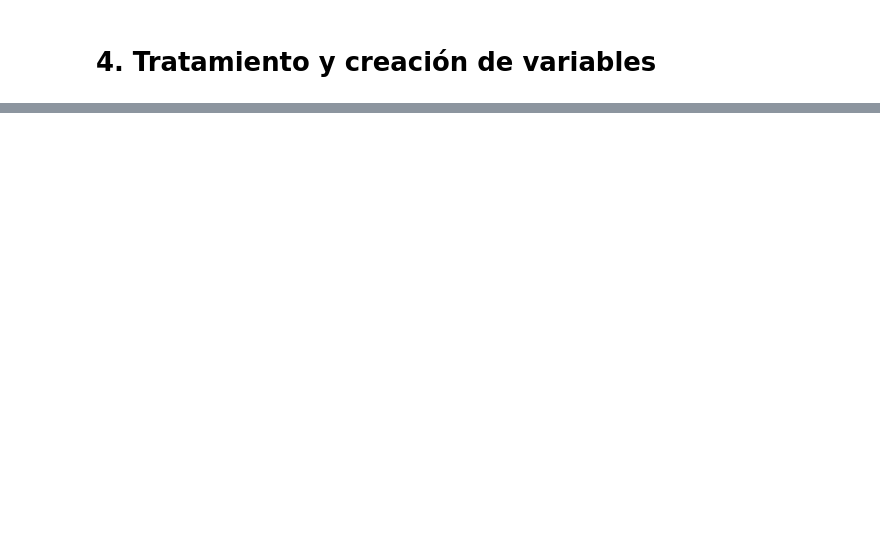
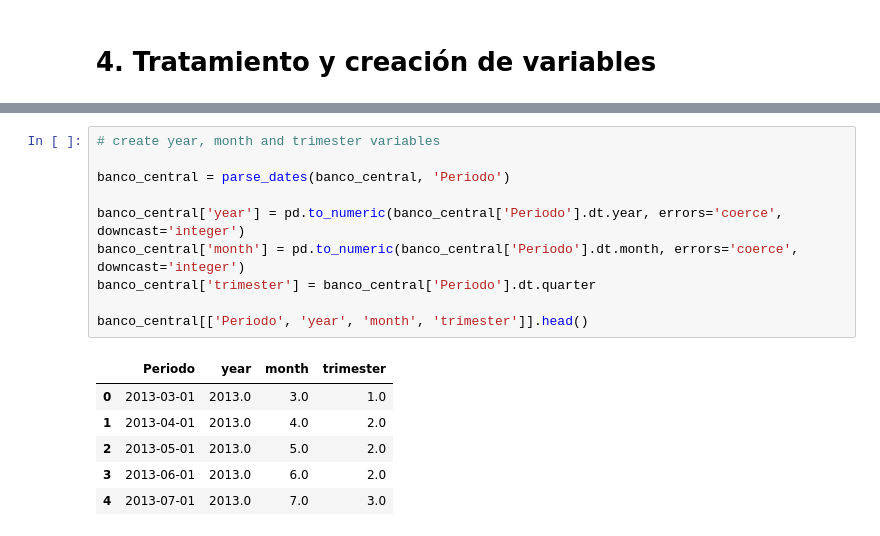
Before and after one commit to Reac92/solucion_spike, a Jupyter notebook: solucion.ipynb, the cells around one changed output, grey strips where cells are left out. Drawn from its saved outputs; the diff is of its cells as text; blank space fills up the shorter version.

```diff
--- a/solucion.ipynb
+++ b/solucion.ipynb
@@ -406,0 +566,17 @@ plot_PIB_time_series(banco_central, "PIB_Agropecuario_silvicola", "PIB_Servicios
+# %%
+# create year, month and trimester variables
+
+banco_central = parse_dates(banco_central, 'Periodo')
+
+banco_central['year'] = pd.to_numeric(banco_central['Periodo'].dt.year, errors='coerce', downcast='integer')
+banco_central['month'] = pd.to_numeric(banco_central['Periodo'].dt.month, errors='coerce', downcast='integer')
+banco_central['trimester'] = banco_central['Periodo'].dt.quarter
+
+banco_central[['Periodo', 'year', 'month', 'trimester']].head()
+# %% [output]
+|  | Periodo | year | month | trimester |
+| 0 | 2013-03-01 | 2013.0 | 3.0 | 1.0 |
+| 1 | 2013-04-01 | 2013.0 | 4.0 | 2.0 |
+| 2 | 2013-05-01 | 2013.0 | 5.0 | 2.0 |
+| 3 | 2013-06-01 | 2013.0 | 6.0 | 2.0 |
+| 4 | 2013-07-01 | 2013.0 | 7.0 | 3.0 |
```
Also changed, not shown: parts of 30 cells of this notebook.
